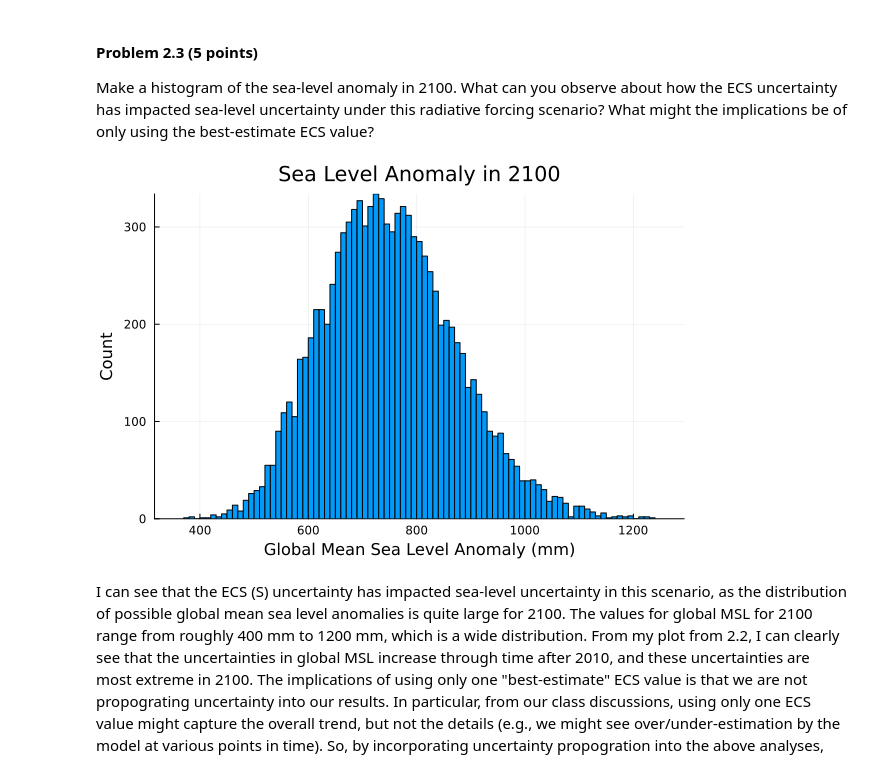
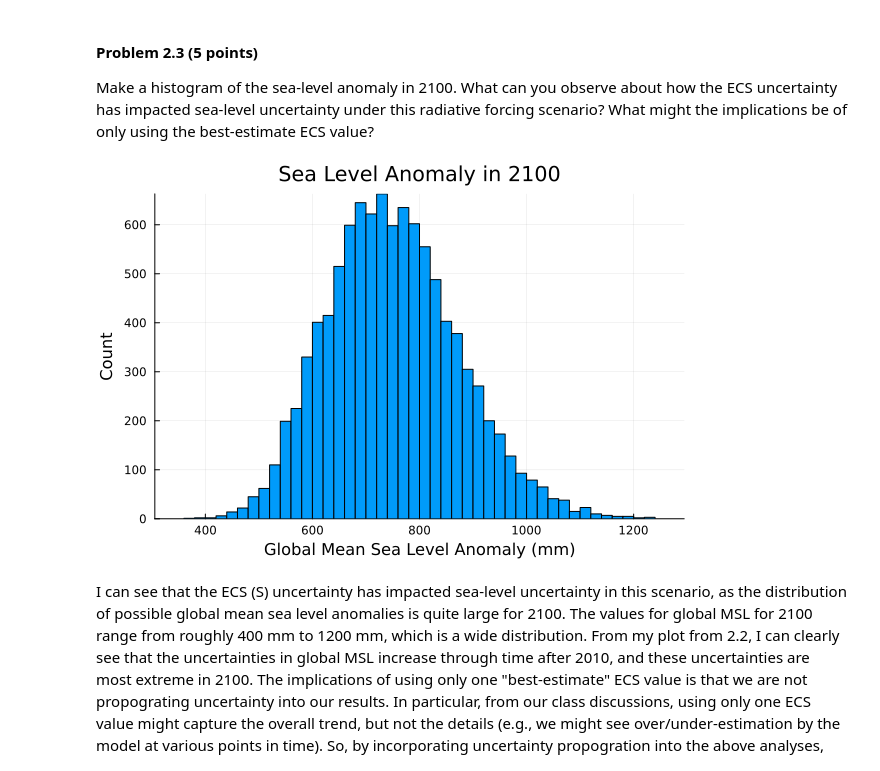
Before and after one commit to BEE4750-FA23/hw3-christinemswanson, a Jupyter notebook: hw03.ipynb, the cells around one changed output. Saved outputs shown, nothing was run; the diff lists cells and outputs as text; code cells hidden in the pictures.

```diff
--- a/hw03.ipynb
+++ b/hw03.ipynb
@@ -352,11 +352,11 @@ using the best-estimate ECS value?
 # %%
 # go through each sample in sea level samples and just extract the 2100 data
 sea_data_2100 = [sea_level_sample[end] for sea_level_sample in sea_samples];
 
-histogram(sea_data_2100, bins = 100, title = "Sea Level Anomaly in 2100", xlabel = "Global Mean Sea Level Anomaly (mm)",
+histogram(sea_data_2100, title = "Sea Level Anomaly in 2100", xlabel = "Global Mean Sea Level Anomaly (mm)",
 ylabel = "Count", legend = false)
 # %% [output]
-[figure, old version]
+[figure, new version]
 # %% [markdown]
 I can see that the ECS (S) uncertainty has impacted sea-level uncertainty in this scenario, as the distribution of possible global mean sea level anomalies is quite large for 2100. The values for global MSL for 2100 range from roughly 400 mm to 1200 mm, which is a wide distribution. From my plot from 2.2, I can clearly see that the uncertainties in global MSL increase through time after 2010, and these uncertainties are most extreme in 2100. The implications of using only one "best-estimate" ECS value is that we are not propograting uncertainty into our results. In particular, from our class discussions, using only one ECS value might capture the overall trend, but not the details (e.g., we might see over/under-estimation by the model at various points in time). So, by incorporating uncertainty propogration into the above analyses, we can quantify the impact of "upstream" uncertainties on the system outputs. Direct implications of just using one ECS value is that we would be limiting ourselve to prepaare for one scneario for sea level rise, which is risky if that outcome does not occur (i.e., this is not a robust adaptation approach towards mitigating climate change).
 # %% [markdown]
```
Also changed, not shown: parts of 6 cells of this notebook.
